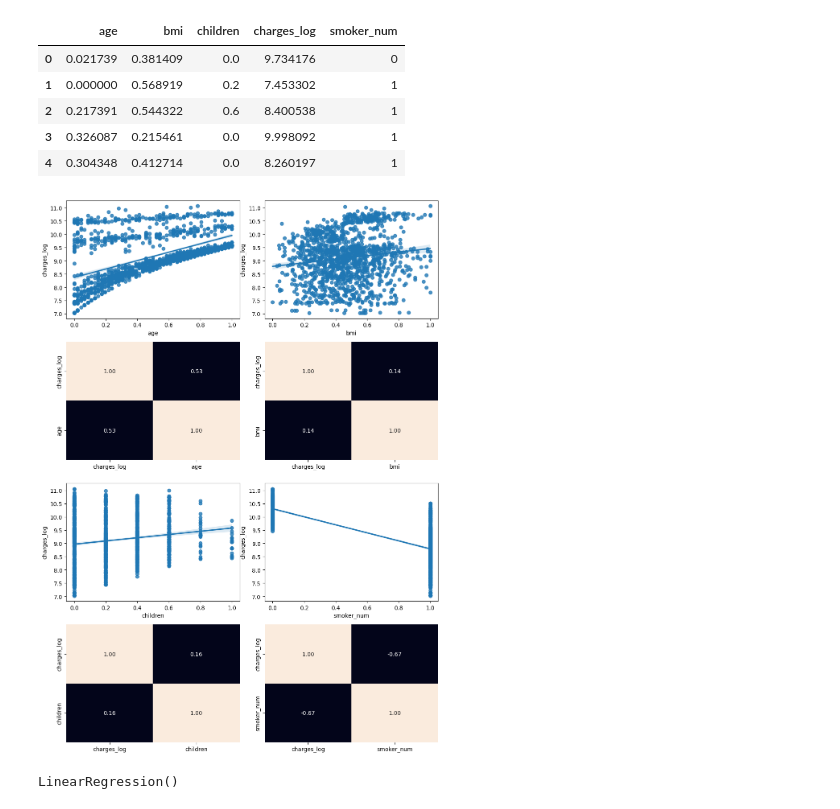
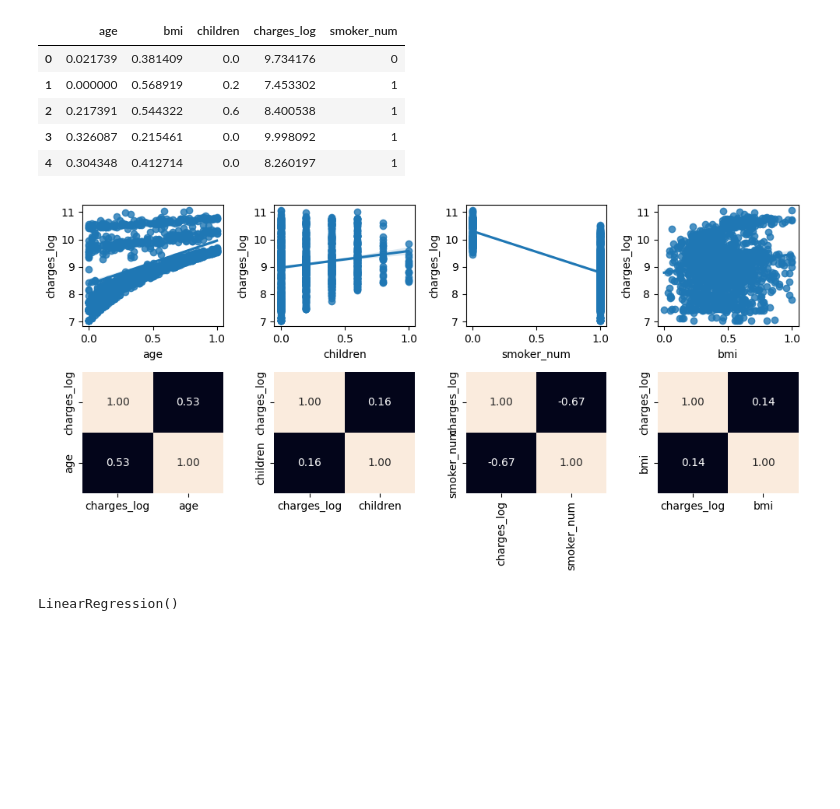
Before and after one commit to RmVa23/linear-regression, a Jupyter notebook: src/OLS-LinearRegression.ipynb, the cells around one changed output. Drawn from its saved outputs; the diff is of its cells as text; code cells hidden in the pictures; blank space fills up the shorter version.

```diff
--- a/src/OLS-LinearRegression.ipynb
+++ b/src/OLS-LinearRegression.ipynb
@@ -23,24 +23,25 @@ y = data['charges_log']
 
 X_train, X_test, y_train, y_test = train_test_split(X, y, test_size=0.2, random_state=42)
 # %%
-fig, axis = plt.subplots(4, 2, figsize = (10, 14))
+fig, axis = plt.subplots(2, 4, figsize = (10, 5))
 
 sns.regplot(data = data, x = "age", y = "charges_log", ax = axis[0, 0])
 sns.heatmap(data[["charges_log", "age"]].corr(), annot = True, fmt = ".2f", ax = axis[1, 0], cbar = False)
 
-sns.regplot(data = data, x = "bmi", y = "charges_log", ax = axis[0, 1])
-sns.heatmap(data[["charges_log", "bmi"]].corr(), annot = True, fmt = ".2f", ax = axis[1, 1], cbar = False)
+sns.regplot(data = data, x = "children", y = "charges_log", ax = axis[0, 1])
+sns.heatmap(data[["charges_log", "children"]].corr(), annot = True, fmt = ".2f", ax = axis[1, 1], cbar = False)
 
-sns.regplot(data = data, x = "children", y = "charges_log", ax = axis[2, 0])
-sns.heatmap(data[["charges_log", "children"]].corr(), annot = True, fmt = ".2f", ax = axis[3, 0], cbar = False)
+sns.regplot(data = data, x = "smoker_num", y = "charges_log", ax = axis[0, 2])
+sns.heatmap(data[["charges_log", "smoker_num"]].corr(), annot = True, fmt = ".2f", ax = axis[1, 2], cbar = False)
 
-sns.regplot(data = data, x = "smoker_num", y = "charges_log", ax = axis[2, 1])
-sns.heatmap(data[["charges_log", "smoker_num"]].corr(), annot = True, fmt = ".2f", ax = axis[3, 1], cbar = False)
+sns.regplot(data = data, x = "bmi", y = "charges_log", ax = axis[0, 3])
+sns.heatmap(data[["charges_log", "bmi"]].corr(), annot = True, fmt = ".2f", ax = axis[1, 3], cbar = False)
+
 
 plt.tight_layout()
 plt.show()
 # %% [output]
-[figure, old version]
+[figure, new version]
 # %%
 model = LinearRegression()
 model.fit(X_train, y_train)
```
Also changed, not shown: 1 other file.
